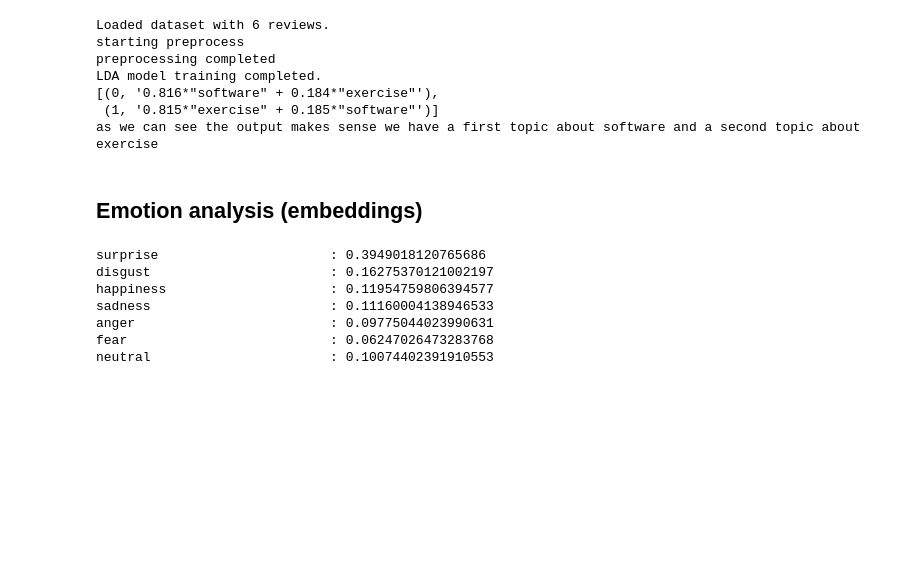
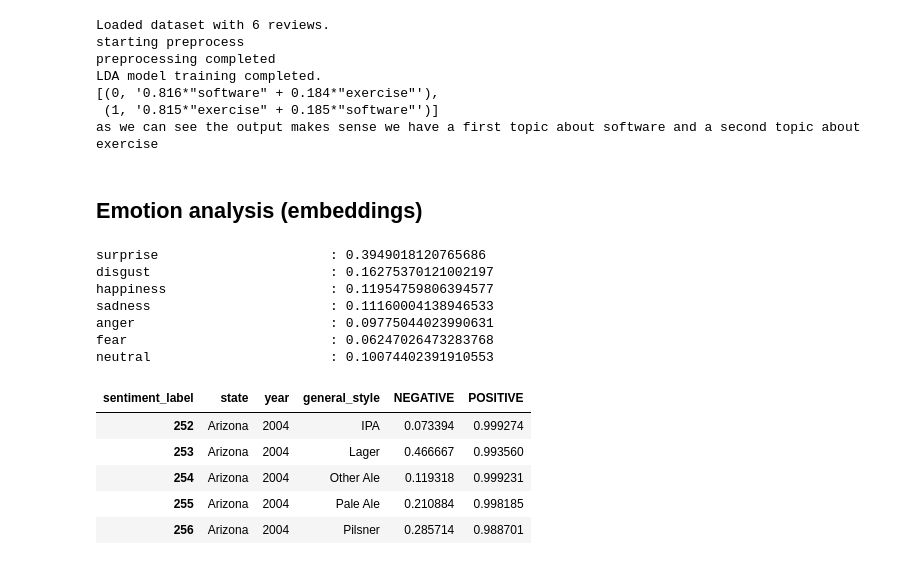
Before and after one commit to epfl-ada/ada-2024-project-adavengers, a Jupyter notebook: src/ipynb scripts/models_overview.ipynb, the cells around one changed output. Cells and saved outputs as stored; diff of their text form; code cells hidden in the pictures; blank space fills up the shorter version.

Commit message:
sentiment plotting

```diff
--- a/src/ipynb scripts/models_overview.ipynb
+++ b/src/ipynb scripts/models_overview.ipynb
@@ -64,0 +112,12 @@ neutral                       : 0.10074402391910553
+# %%
+year_list = list(np.arange(2004, 2017, 1, dtype=int))
+per_sentiment_filt = per_sentiment[per_sentiment['year'].isin(year_list)]
+# %%
+per_sentiment_filt.head()
+# %% [output]
+| sentiment_label | state | year | general_style | NEGATIVE | POSITIVE |
+| 252 | Arizona | 2004 | IPA | 0.073394 | 0.999274 |
+| 253 | Arizona | 2004 | Lager | 0.466667 | 0.993560 |
+| 254 | Arizona | 2004 | Other Ale | 0.119318 | 0.999231 |
+| 255 | Arizona | 2004 | Pale Ale | 0.210884 | 0.998185 |
+| 256 | Arizona | 2004 | Pilsner | 0.285714 | 0.988701 |
```
Also changed, not shown: parts of 6 cells of this notebook, 4 other files.
